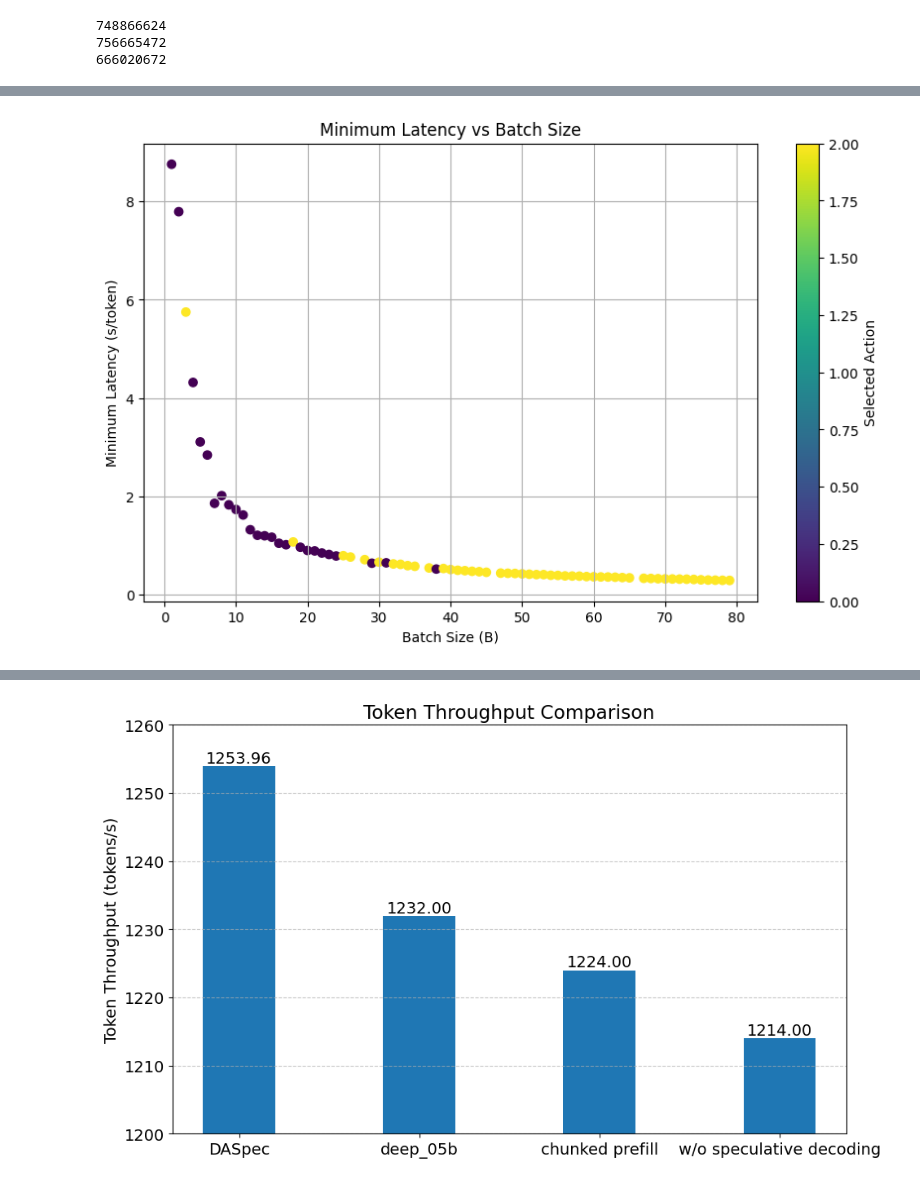
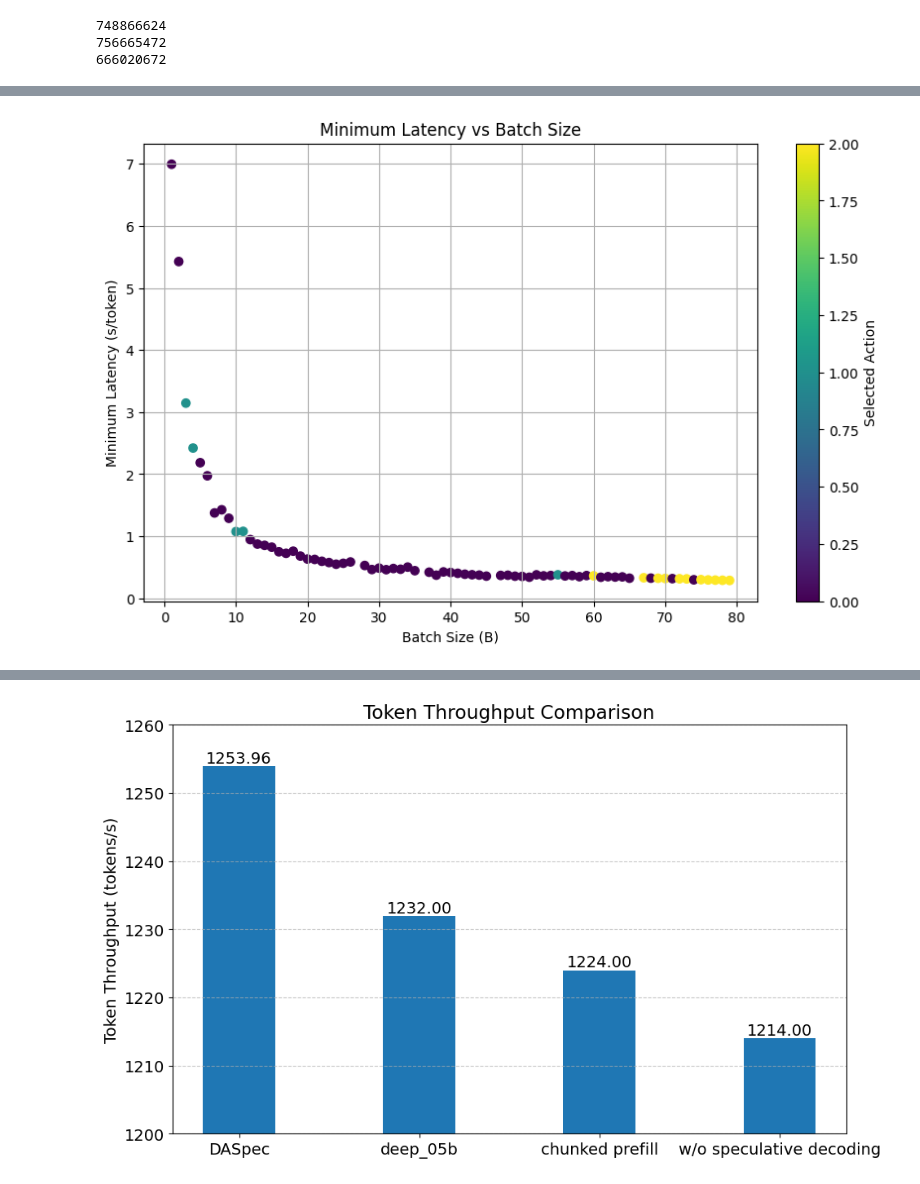
Before and after one commit to lihuahua123/vllm_speculative, a Jupyter notebook: exps/Untitled.ipynb, the cells around one changed output, grey strips where cells are left out. Cells and saved outputs as stored; diff of their text form; code cells hidden in the pictures.

```diff
--- a/exps/Untitled.ipynb
+++ b/exps/Untitled.ipynb
@@ -749,7 +719,7 @@ for b in range(1,300):
             if action_time_history[action][b][1]["accepted_tokens_length"] == 0:
                 decode_latency = latency_decode / (b)
             else:
-                decode_latency = latency_decode / (action_time_history[action][b][1]["accepted_tokens_length"])
+                decode_latency = latency_decode / (action_time_history[action][b][1]["accepted_tokens_length"]+b)
             latency = decode_latency #+ latency2
             action_map[action][b] = latency
             #latency = (latency_prefill+ latency_decode*4) / (action_time_history[action][1][0]["context_length"]+(action_time_history[action][b][1]["accepted_tokens_length"]+b)*4)
@@ -773,31 +743,31 @@ for b in range(1,300):
     if min_latency < 1000000 and need_record:
         # if min_action == 2:
         #     print(b,min_latency)
         table2[b] = (min_action,min_latency)
 
 def draw_table(table):
     import matplotlib.pyplot as plt
 
     # 提取数据
     b_values = list(table.keys())
     min_latencies = [v[1] for v in table.values()]
     min_actions = [v[0] for v in table.values()]
 
     # 创建散点图
     plt.figure(figsize=(10,6))
     scatter = plt.scatter(b_values, min_latencies, c=min_actions, cmap='viridis')
 
     # 添加标签和标题
     plt.xlabel('Batch Size (B)')
     plt.ylabel('Minimum Latency (s/token)')
     plt.title('Minimum Latency vs Batch Size')
 
     # 添加颜色条
     plt.colorbar(scatter, label='Selected Action')
 
     plt.grid(True)
     plt.show()
 draw_table(table2)
 #draw_table(table)
 # %% [output]
-[figure, old version]
+[figure, new version]
```
Also changed, not shown: parts of 4 cells of this notebook, 12 other files.
